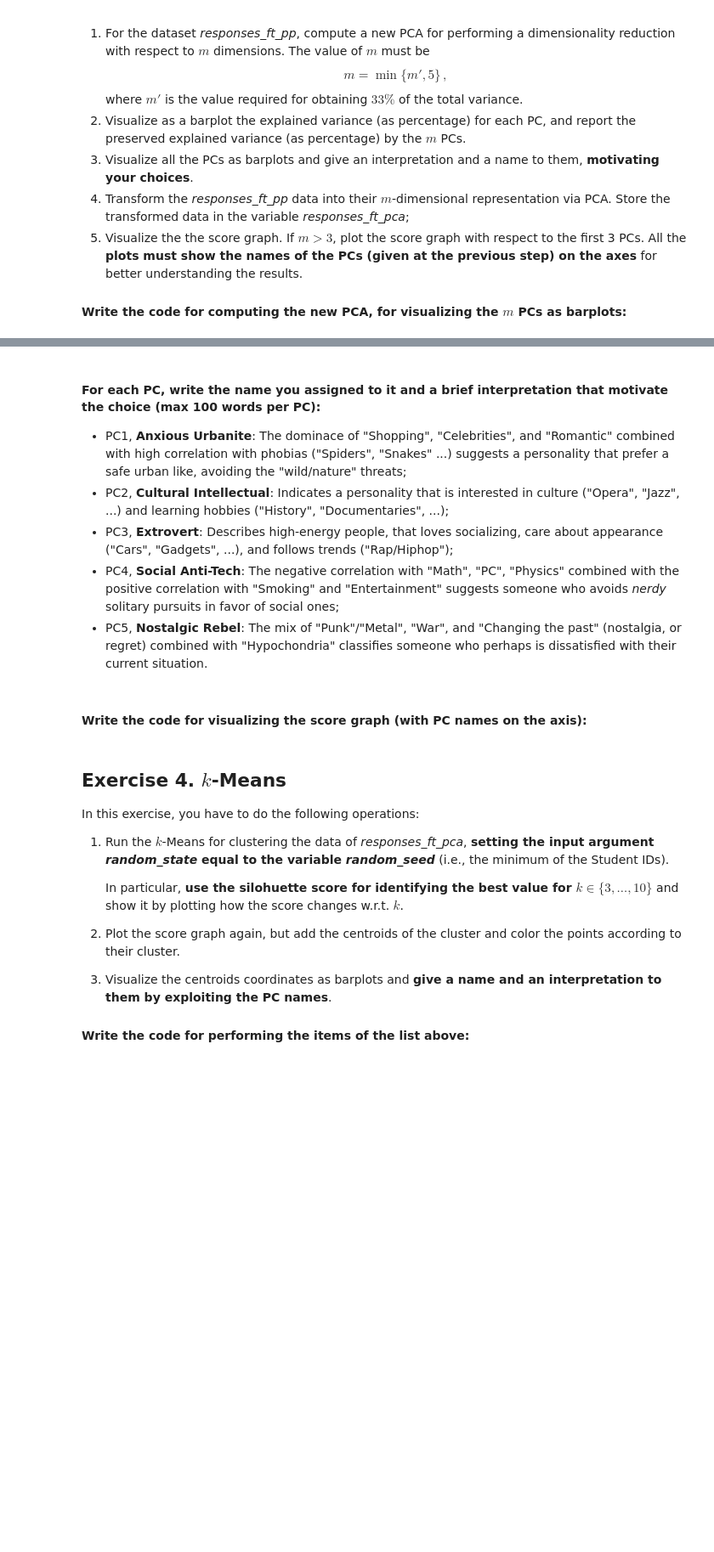
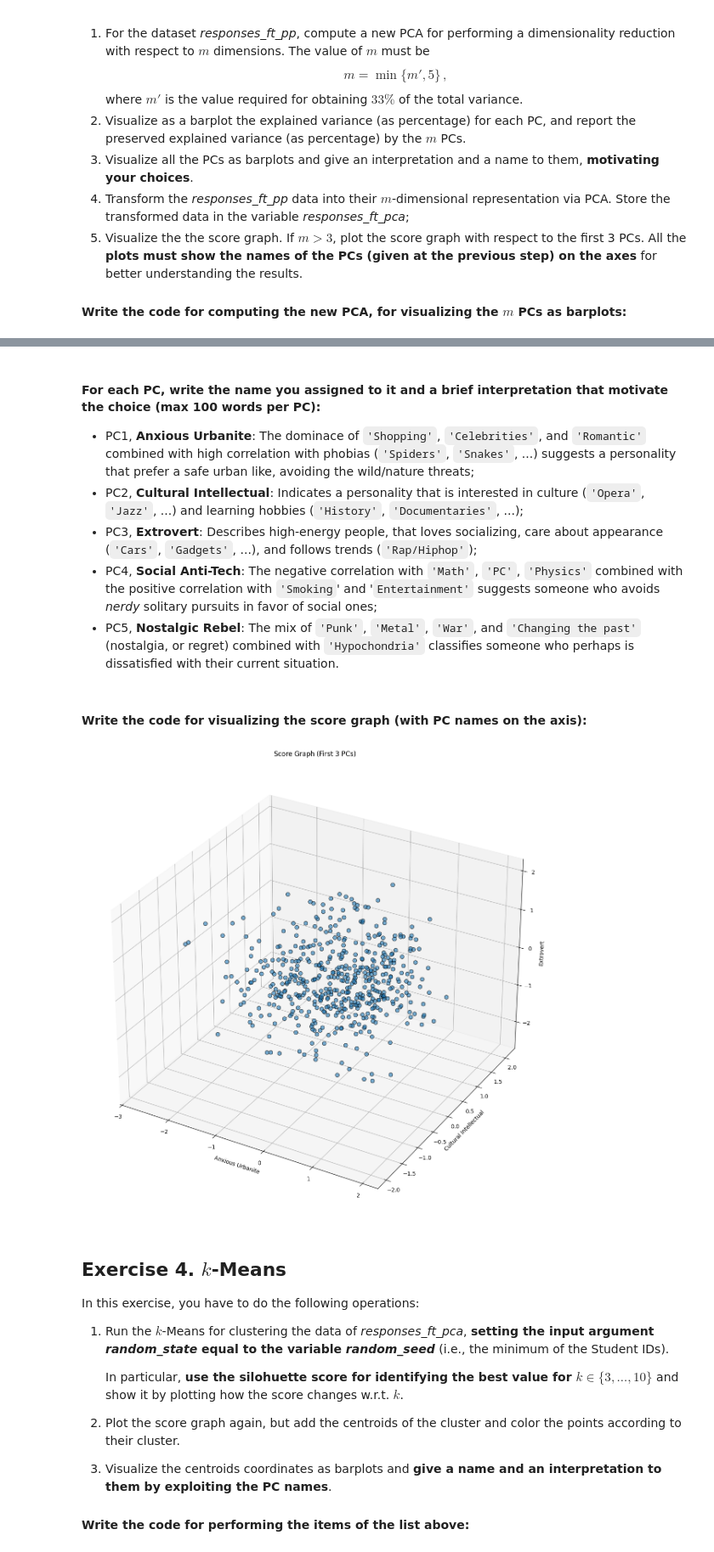
Before and after one commit to Ciovino/CLA-homework, a Jupyter notebook: PCA/HWpca_Tarantino.ipynb, the cells around one changed output, grey strips where cells are left out. Shown at 85% size. Saved outputs shown, nothing was run; the diff lists cells and outputs as text; code cells hidden in the pictures; blank space fills up the shorter version.

```diff
--- a/PCA/HWpca_Tarantino.ipynb
+++ b/PCA/HWpca_Tarantino.ipynb
@@ -403,36 +634,39 @@ for i, pc in enumerate(components):
 # %% [markdown]
 #### For each PC, write the name you assigned to it and a brief interpretation that motivate the choice (max 100 words per PC):
 
-- PC1, **Anxious Urbanite**: The dominace of "Shopping", "Celebrities", and "Romantic" combined with high correlation with phobias ("Spiders", "Snakes" ...) suggests a personality that prefer a safe urban like, avoiding the "wild/nature" threats;
-- PC2, **Cultural Intellectual**: Indicates a personality that is interested in culture ("Opera", "Jazz", ...) and learning hobbies ("History", "Documentaries", ...);
-- PC3, **Extrovert**: Describes high-energy people, that loves socializing, care about appearance ("Cars", "Gadgets", ...), and follows trends ("Rap/Hiphop");
-- PC4, **Social Anti-Tech**: The negative correlation with "Math", "PC", "Physics" combined with the positive correlation with "Smoking" and "Entertainment" suggests someone who avoids *nerdy* solitary pursuits in favor of social ones;
-- PC5, **Nostalgic Rebel**: The mix of "Punk"/"Metal", "War", and "Changing the past" (nostalgia, or regret) combined with "Hypochondria" classifies someone who perhaps is dissatisfied with their current situation.
+- PC1, **Anxious Urbanite**: The dominace of `'Shopping'`, `'Celebrities'`, and `'Romantic'` combined with high correlation with phobias (`'Spiders'`, `'Snakes'`, ...) suggests a personality that prefer a safe urban like, avoiding the wild/nature threats;
+- PC2, **Cultural Intellectual**: Indicates a personality that is interested in culture (`'Opera'`, `'Jazz'`, ...) and learning hobbies (`'History'`, `'Documentaries'`, ...);
+- PC3, **Extrovert**: Describes high-energy people, that loves socializing, care about appearance (`'Cars'`, `'Gadgets'`, ...), and follows trends (`'Rap/Hiphop'`);
+- PC4, **Social Anti-Tech**: The negative correlation with `'Math'`, `'PC'`, `'Physics'` combined with the positive correlation with `'Smoking`' and '`Entertainment'` suggests someone who avoids *nerdy* solitary pursuits in favor of social ones;
+- PC5, **Nostalgic Rebel**: The mix of `'Punk'`, `'Metal'`, `'War'`, and `'Changing the past'` (nostalgia, or regret) combined with `'Hypochondria'` classifies someone who perhaps is dissatisfied with their current situation.
 # %% [markdown]
 #### Write the code for visualizing the score graph (with PC names on the axis):
 # %%
 pc_names = ['Anxious Urbanite', 'Cultural Intellectual', 'Extrovert', 'Social Anti-Tech', 'Nostalgic Rebel']
+# Store in dataframe with the custom names
 responses_ft_pca = pd.DataFrame(
     responses_ft_pca_data,
     columns=pc_names,
     index=responses_ft_pp.index
 )
 
-# 3D Plot (m >= 3)
+# m >= 3 => 3D Plot
 fig = plt.figure(figsize=(15, 15))
 ax = fig.add_subplot(111, projection='3d')
 
 xs = responses_ft_pca['Anxious Urbanite']
 ys = responses_ft_pca['Cultural Intellectual']
 zs = responses_ft_pca['Extrovert']
 
-ax.scatter(xs, ys, zs, alpha=0.6, s=50, c='royalblue', edgecolors='w')
+ax.scatter(xs, ys, zs, alpha=0.6, s=50, edgecolors='black')
 
 ax.set_xlabel(f'Anxious Urbanite')
 ax.set_ylabel(f'Cultural Intellectual')
 ax.set_zlabel(f'Extrovert')
 ax.set_title('Score Graph (First 3 PCs)')
 plt.show()
+# %% [output]
+[figure, added]
 # %% [markdown]
 ## Exercise 4. $k$-Means
 
```
Also changed, not shown: parts of 31 cells of this notebook.
